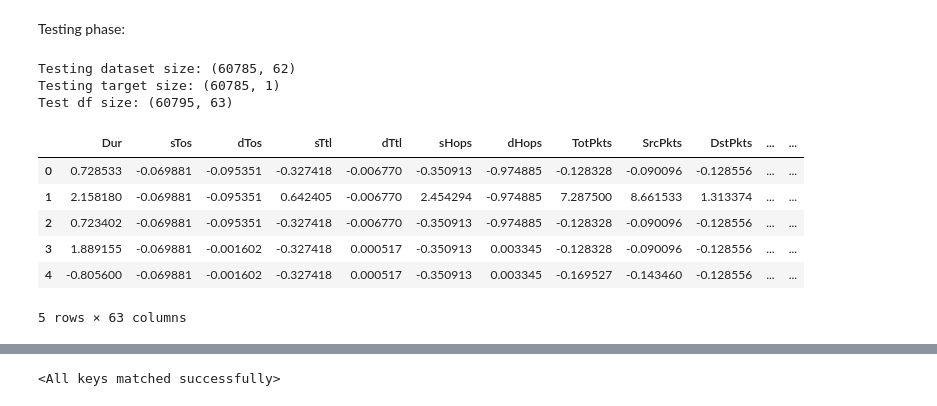
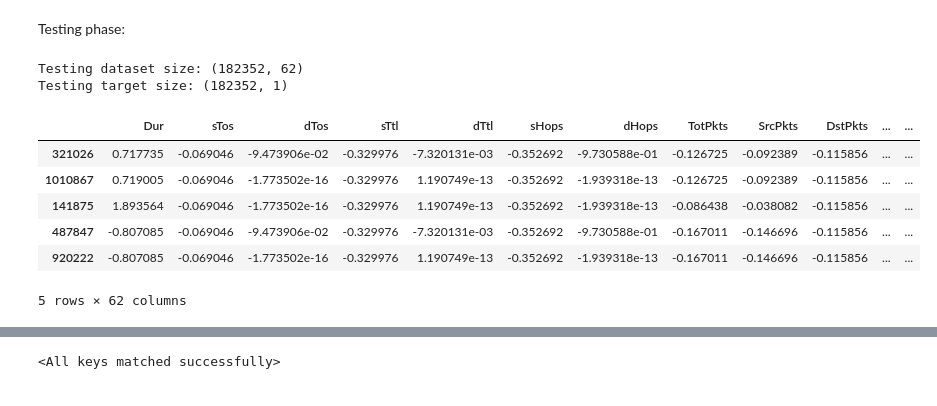
Before and after one commit to vigneshramesh1/network-intrusion-detection, a Jupyter notebook: model_implementation/autoencoders-pytorch.ipynb, the cells around one changed output, grey strips where cells are left out. Cells and saved outputs as stored; diff of their text form; code cells hidden in the pictures.

Commit message:
US-51 Increase val and test dataset size, and do train test split after preprocessing

```diff
--- a/model_implementation/autoencoders-pytorch.ipynb
+++ b/model_implementation/autoencoders-pytorch.ipynb
@@ -396,5 +167,7 @@ print(le_name_mapping)
 # %%
-y_test = le.fit_transform(y_test.iloc[:].values.ravel())
-y_test = pd.DataFrame(y_test, columns=['Attack Type'])
-y_test['Attack Type'] = pd.to_numeric(y_test['Attack Type'], downcast='integer')
-y_test.head()
+def label_encode(df):
+    # define ordinal encoding
+    le = LabelEncoder()
+    df['Attack Type'] = le.fit_transform(df['Attack Type'].iloc[:].values.ravel())
+    df['Attack Type'] = pd.to_numeric(df['Attack Type'], downcast='integer')
+    return df
@@ -431,0 +174,10 @@ print(list(le.transform(le.classes_)))
+# %%
+def pre_process(df):
+    handle_missing_values(df)
+    df = one_hot_encode(df)
+    df = normalize_dataframe(df)
+    df = label_encode(df)
+    return df
+# %%
+df = pre_process(df)
+df.head()
@@ -431,0 +192,15 @@ print(list(le.transform(le.classes_)))
+# %%
+# Train Test split
+X_train, X_test, y_train, y_test = train_test_split(df.loc[:, df.columns != 'Attack Type'], df['Attack Type'],
+                                                    stratify=df['Attack Type'],
+                                                    test_size=0.15)
+
+X_train = pd.DataFrame(X_train, columns=df.columns.to_list()[:-1])
+X_test = pd.DataFrame(X_test, columns=df.columns.to_list()[:-1])
+y_train = pd.DataFrame(y_train, columns=['Attack Type'])
+y_test = pd.DataFrame(y_test, columns=['Attack Type'])
+
+print("Training dataset size:", X_train.shape)
+print("Testing dataset size:", X_test.shape)
+print("Training target size:", y_train.shape)
+print("Testing target size:", y_test.shape)
@@ -720,20 +511,18 @@ Testing phase:
 # %%
 print("Testing dataset size:", X_test.shape)
 print("Testing target size:", y_test.shape)
-print("Test df size:", test_df.shape)
 
-test_df.head()
+X_test.head()
 # %% [output]
-Testing dataset size: (60785, 62)
-Testing target size: (60785, 1)
-Test df size: (60795, 63)
+Testing dataset size: (182352, 62)
+Testing target size: (182352, 1)
 |  | Dur | sTos | dTos | sTtl | dTtl | sHops | dHops | TotPkts | SrcPkts | DstPkts | ... | ... |
-| 0 | 0.728533 | -0.069881 | -0.095351 | -0.327418 | -0.006770 | -0.350913 | -0.974885 | -0.128328 | -0.090096 | -0.128556 | ... | ... |
-| 1 | 2.158180 | -0.069881 | -0.095351 | 0.642405 | -0.006770 | 2.454294 | -0.974885 | 7.287500 | 8.661533 | 1.313374 | ... | ... |
-| 2 | 0.723402 | -0.069881 | -0.095351 | -0.327418 | -0.006770 | -0.350913 | -0.974885 | -0.128328 | -0.090096 | -0.128556 | ... | ... |
-| 3 | 1.889155 | -0.069881 | -0.001602 | -0.327418 | 0.000517 | -0.350913 | 0.003345 | -0.128328 | -0.090096 | -0.128556 | ... | ... |
-| 4 | -0.805600 | -0.069881 | -0.001602 | -0.327418 | 0.000517 | -0.350913 | 0.003345 | -0.169527 | -0.143460 | -0.128556 | ... | ... |
+| 321026 | 0.717735 | -0.069046 | -9.473906e-02 | -0.329976 | -7.320131e-03 | -0.352692 | -9.730588e-01 | -0.126725 | -0.092389 | -0.115856 | ... | ... |
+| 1010867 | 0.719005 | -0.069046 | -1.773502e-16 | -0.329976 | 1.190749e-13 | -0.352692 | -1.939318e-13 | -0.126725 | -0.092389 | -0.115856 | ... | ... |
+| 141875 | 1.893564 | -0.069046 | -1.773502e-16 | -0.329976 | 1.190749e-13 | -0.352692 | -1.939318e-13 | -0.086438 | -0.038082 | -0.115856 | ... | ... |
+| 487847 | -0.807085 | -0.069046 | -9.473906e-02 | -0.329976 | -7.320131e-03 | -0.352692 | -9.730588e-01 | -0.167011 | -0.146696 | -0.115856 | ... | ... |
+| 920222 | -0.807085 | -0.069046 | -1.773502e-16 | -0.329976 | 1.190749e-13 | -0.352692 | -1.939318e-13 | -0.167011 | -0.146696 | -0.115856 | ... | ... |
-5 rows × 63 columns
+5 rows × 62 columns
 # %%
 y_test.head()
 # %% [output]
```
Also changed, not shown: parts of 45 cells of this notebook.
